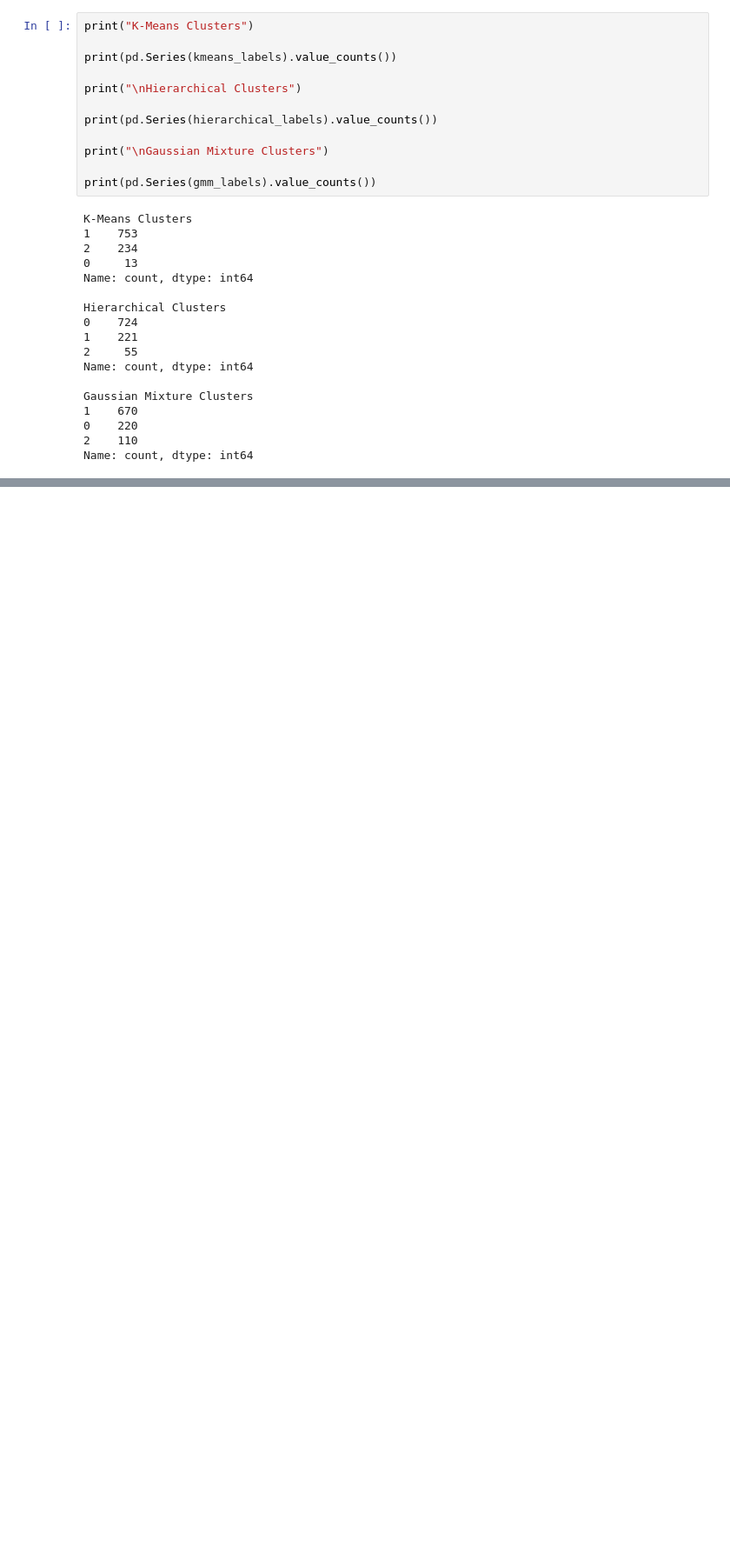
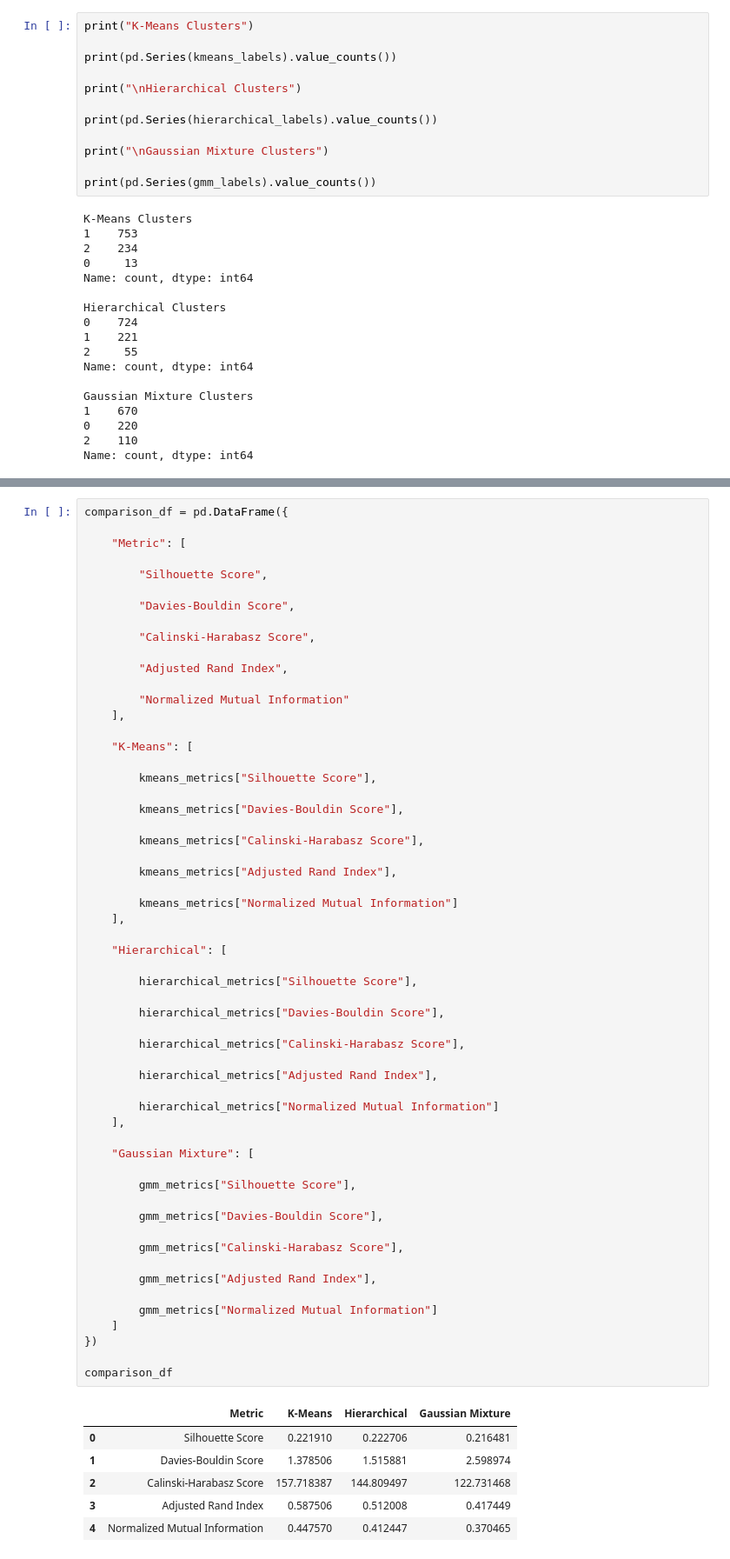
Before and after one commit to Raag-ops/LEAPFROG-ASSIGNMENT-1, a Jupyter notebook: evalClusteringModel.ipynb, the cells around one changed output, grey strips where cells are left out. Shown at 87% size. Cells and saved outputs as stored; diff of their text form; blank space fills up the shorter version.

```diff
--- a/evalClusteringModel.ipynb
+++ b/evalClusteringModel.ipynb
@@ -189,0 +205,64 @@ def plot_clusters(
+# %%
+comparison_df = pd.DataFrame({
+
+    "Metric": [
+
+        "Silhouette Score",
+
+        "Davies-Bouldin Score",
+
+        "Calinski-Harabasz Score",
+
+        "Adjusted Rand Index",
+
+        "Normalized Mutual Information"
+    ],
+
+    "K-Means": [
+
+        kmeans_metrics["Silhouette Score"],
+
+        kmeans_metrics["Davies-Bouldin Score"],
+
+        kmeans_metrics["Calinski-Harabasz Score"],
+
+        kmeans_metrics["Adjusted Rand Index"],
+
+        kmeans_metrics["Normalized Mutual Information"]
+    ],
+
+    "Hierarchical": [
+
+        hierarchical_metrics["Silhouette Score"],
+
+        hierarchical_metrics["Davies-Bouldin Score"],
+
+        hierarchical_metrics["Calinski-Harabasz Score"],
+
+        hierarchical_metrics["Adjusted Rand Index"],
+
+        hierarchical_metrics["Normalized Mutual Information"]
+    ],
+
+    "Gaussian Mixture": [
+
+        gmm_metrics["Silhouette Score"],
+
+        gmm_metrics["Davies-Bouldin Score"],
+
+        gmm_metrics["Calinski-Harabasz Score"],
+
+        gmm_metrics["Adjusted Rand Index"],
+
+        gmm_metrics["Normalized Mutual Information"]
+    ]
+})
+
+comparison_df
+# %% [output]
+|  | Metric | K-Means | Hierarchical | Gaussian Mixture |
+| 0 | Silhouette Score | 0.221910 | 0.222706 | 0.216481 |
+| 1 | Davies-Bouldin Score | 1.378506 | 1.515881 | 2.598974 |
+| 2 | Calinski-Harabasz Score | 157.718387 | 144.809497 | 122.731468 |
+| 3 | Adjusted Rand Index | 0.587506 | 0.512008 | 0.417449 |
+| 4 | Normalized Mutual Information | 0.447570 | 0.412447 | 0.370465 |
```
Also changed, not shown: parts of 10 cells of this notebook, 5 other files.
